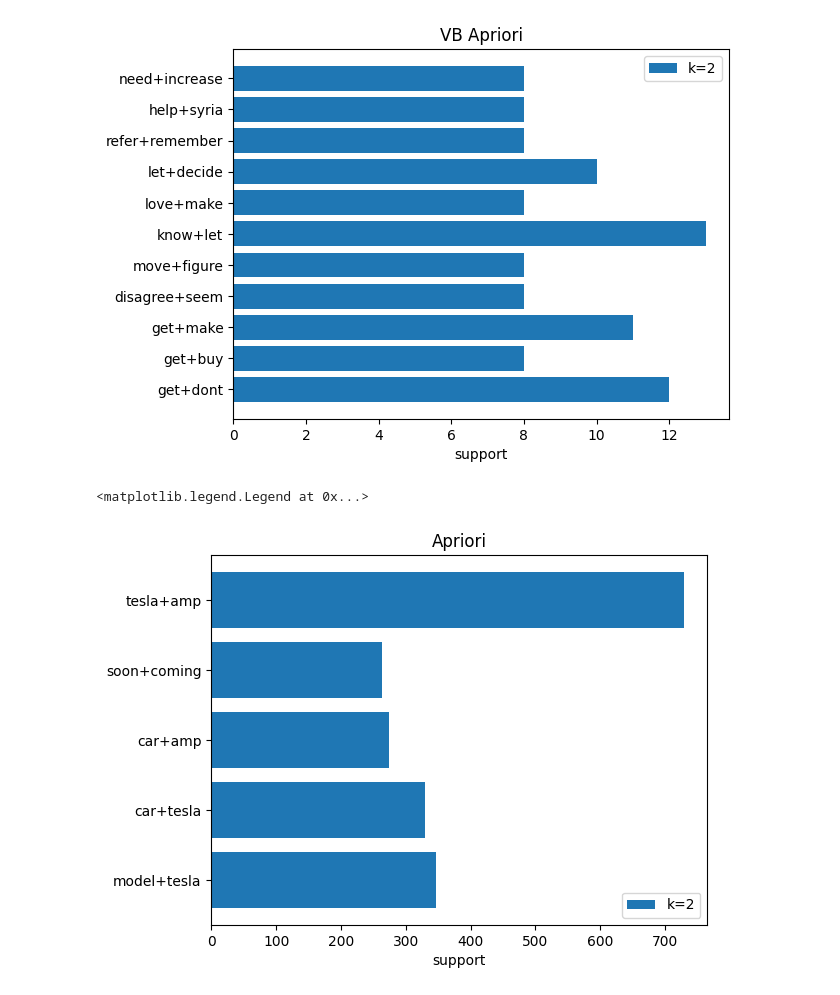
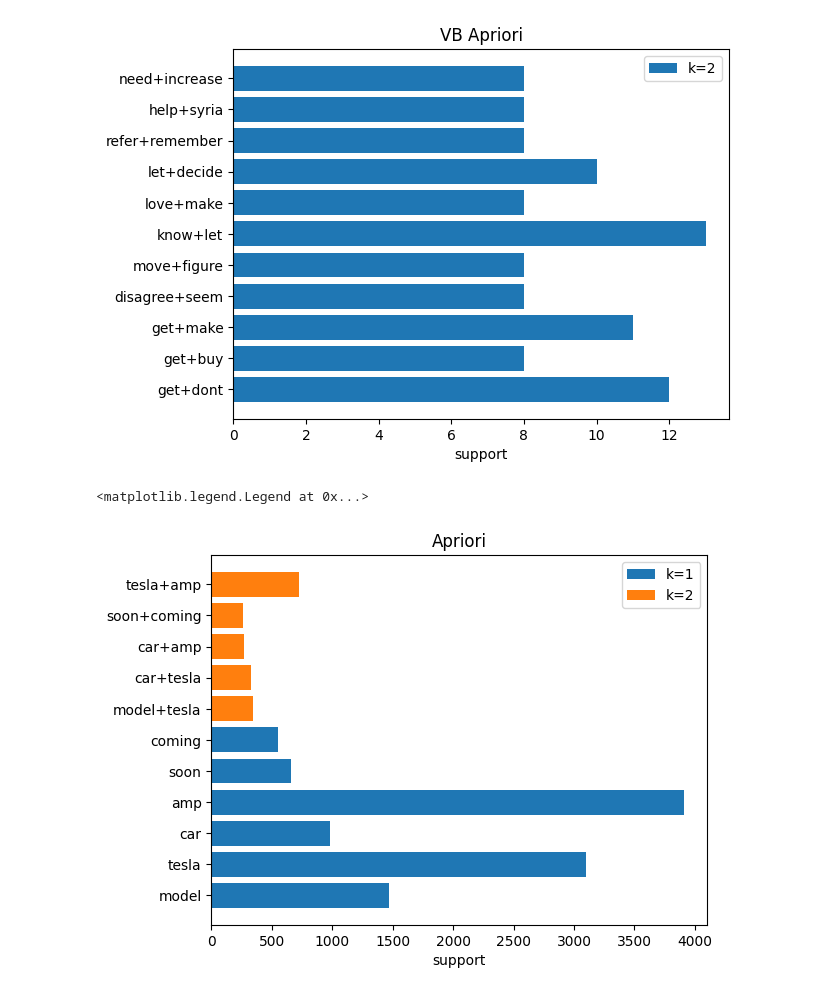
Before and after one commit to uiuc-f22-cs512-team/Twitter_Data_Mining, a Jupyter notebook: apriori_plot.ipynb, the cells around one changed output. Saved outputs shown, nothing was run; the diff lists cells and outputs as text; code cells hidden in the pictures.

Commit message:
plot itemsets

```diff
--- a/apriori_plot.ipynb
+++ b/apriori_plot.ipynb
@@ -74,22 +73,28 @@ plt.legend()
 <matplotlib.legend.Legend at 0x...>
 [figure]
 # %%
-ao_dict = {2 : [(["model", "tesla"], 346),
+ao_dict = {1: [(["model"], 1469),
+  (["tesla"], 3100),
+  (["car"], 981),
+  (["amp"], 3908),
+  (["soon"], 657),
+  (["coming"], 550)],
+ 2 : [(["model", "tesla"], 346),
   (["car", "tesla"], 329),
   (["car", "amp"], 274),
   (["soon", "coming"], 263),
   (["tesla", "amp"], 729)]}
 # %%
-for k in range(2, 3):
+for k in range(1, 3):
     xs = ["+".join(t[0]) for t in ao_dict[k]]
     ys = [t[1] for t in ao_dict[k]]
     #bins = max(ys) - min(ys) + 1
     label = "k=" + str(k)
     plt.barh(xs, ys, label=label)
 
 plt.title('Apriori')
 plt.xlabel('support')
 plt.legend()
 # %% [output]
 <matplotlib.legend.Legend at 0x...>
-[figure, old version]
+[figure, new version]
```
Also changed, not shown: parts of 1 cell of this notebook.
